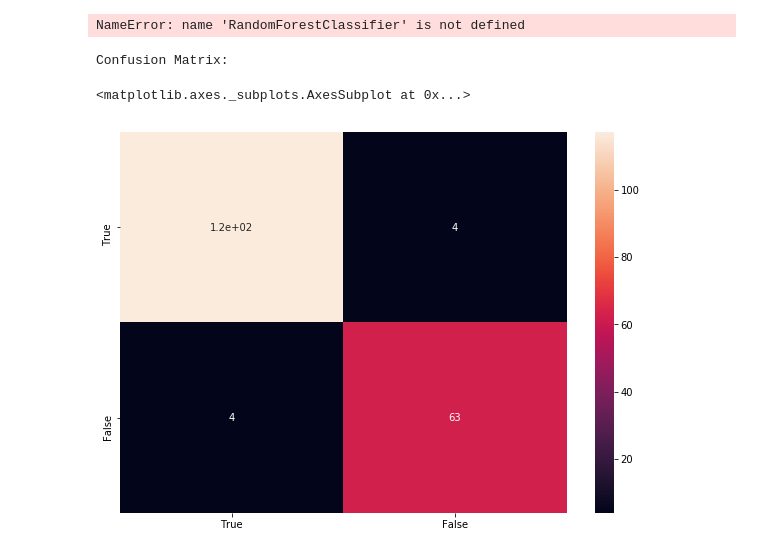
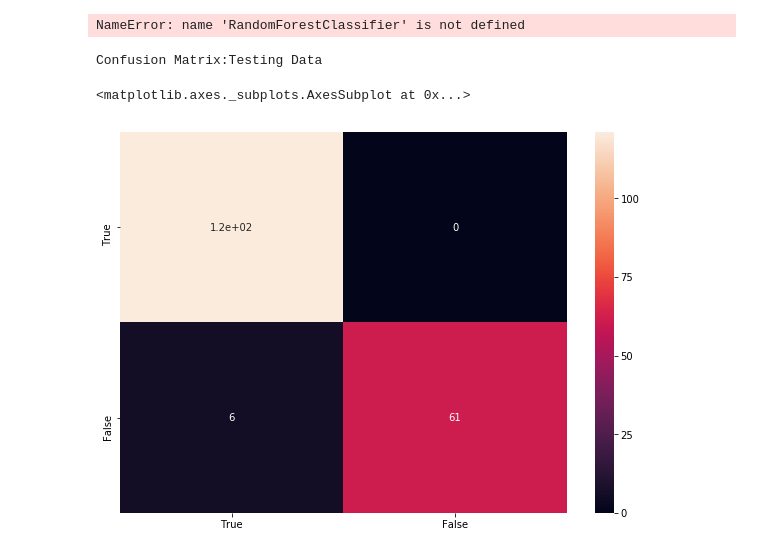
Before and after one commit to amyy28/MachineLearningAssignments, a Jupyter notebook: MLP/Untitled.ipynb, the cells around one changed output. Saved outputs shown, nothing was run; the diff lists cells and outputs as text; code cells hidden in the pictures.

```diff
--- a/MLP/Untitled.ipynb
+++ b/MLP/Untitled.ipynb
@@ -136,7 +136,7 @@ for i in range(X_train.shape[0]):
 
 
 print("Training data Accuracy = " +str(accuracy_score(y_train, y_pred)))
-
+conftrain = confusion_matrix(y_train,y_pred)
 y_pred = []
 for i in range(X_test.shape[0]):
     x= np.insert(X_test[i],0,1)
@@ -144,7 +144,7 @@ for i in range(X_test.shape[0]):
 
 # print(y_pred)
 print("Testing data Accuracy = " +str(accuracy_score(y_test, y_pred)))
-
+conftest = confusion_matrix(y_test, y_pred)
 
 # perceptron.weight
 # %% [output]
@@ -182,13 +180,19 @@ NameError: name 'RandomForestClassifier' is not defined
 # %%
 import seaborn as sn
 import pandas as pd
 import matplotlib.pyplot as plt
-print("Confusion Matrix:")
-df_cm = pd.DataFrame(conf, index = [i for i in ("True","False")],
+print("Confusion Matrix:Testing Data")
+df_cm = pd.DataFrame(conftest, index = [i for i in ("True","False")],
                   columns = [i for i in ("True","False")])
 plt.figure(figsize = (10,7))
 sn.heatmap(df_cm, annot=True)
+
+print("Confusion Matrix:Testing Data")
+df_cm = pd.DataFrame(conftest, index = [i for i in ("True","False")],
+                  columns = [i for i in ("True","False")])
+plt.figure(figsize = (10,7))
+sn.heatmap(df_cm, annot=True)
 # %% [output]
-Confusion Matrix:
+Confusion Matrix:Testing Data
 <matplotlib.axes._subplots.AxesSubplot at 0x...>
-[figure, old version]
+[figure, new version]
```
Also changed, not shown: parts of 2 cells of this notebook.
